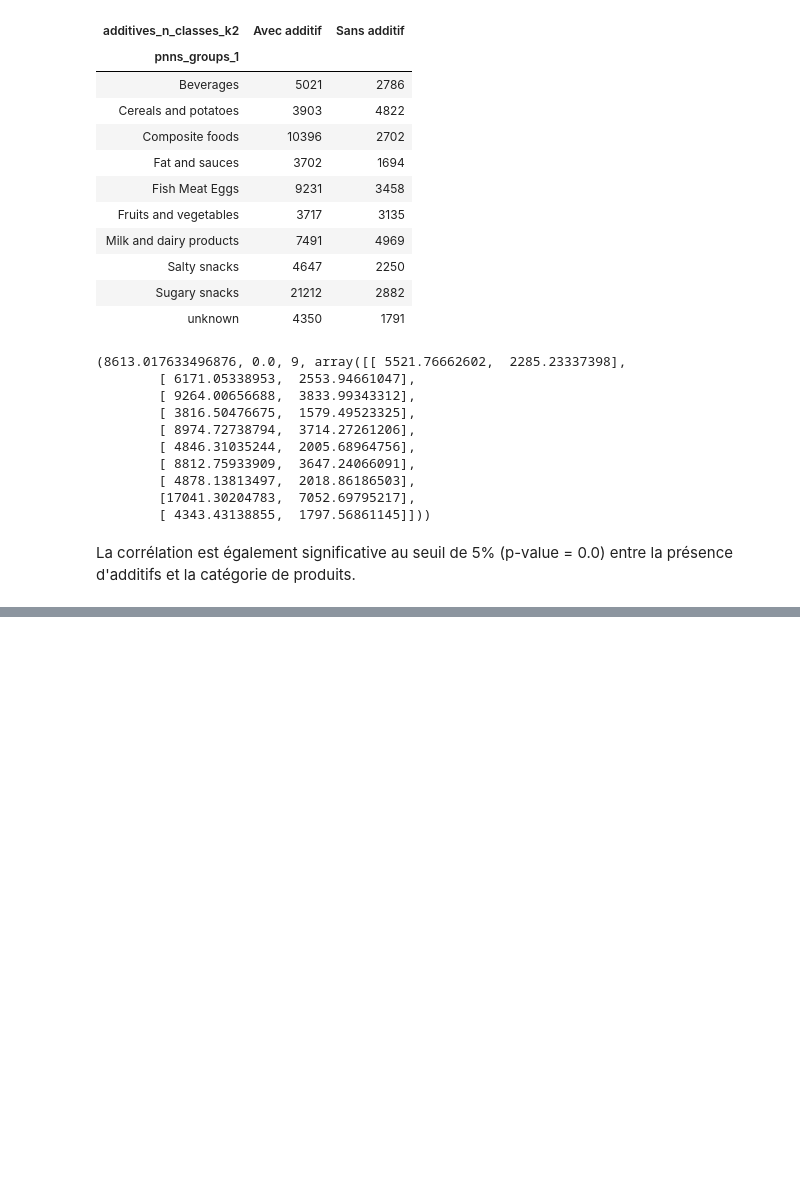
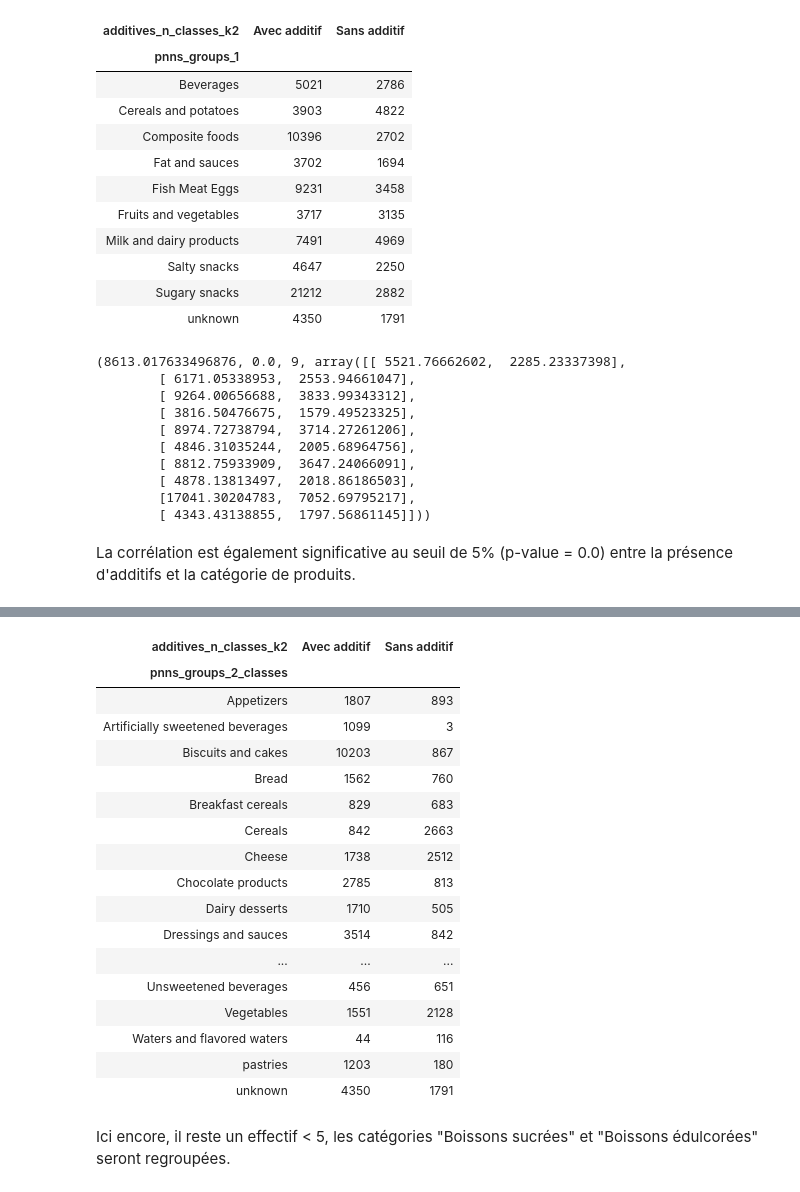
Before and after one commit to sebastienbourgeois/oc-p3-conception-application-sante-publique, a Jupyter notebook: PSante_02_notebookexploration.ipynb, the cells around one changed output, grey strips where cells are left out. Saved outputs shown, nothing was run; the diff lists cells and outputs as text; code cells hidden in the pictures; blank space fills up the shorter version.

```diff
--- a/PSante_02_notebookexploration.ipynb
+++ b/PSante_02_notebookexploration.ipynb
@@ -1144,0 +1196,4 @@ La corrélation est également significative au seuil de 5% (p-value = 0.0) entr
+# %%
+open_food_facts_df['pnns_groups_2_classes'] = open_food_facts_df['pnns_groups_2']
+open_food_facts_df.loc[open_food_facts_df['pnns_groups_2'] == 'Alcoholic beverages',
+                       'pnns_groups_2_classes'] = 'Unsweetened beverages'
@@ -1144,0 +1207,30 @@ La corrélation est également significative au seuil de 5% (p-value = 0.0) entr
+# %%
+X = 'pnns_groups_2_classes'
+Y = 'additives_n_classes_k2'
+
+tableau_contingence = open_food_facts_df[[X, Y]].pivot_table(index=X,
+                                                             columns=Y,
+                                                             aggfunc=len)
+
+tableau_contingence
+# %% [output]
+| additives_n_classes_k2 | Avec additif | Sans additif |
+| pnns_groups_2_classes |  |  |
+| Appetizers | 1807 | 893 |
+| Artificially sweetened beverages | 1099 | 3 |
+| Biscuits and cakes | 10203 | 867 |
+| Bread | 1562 | 760 |
+| Breakfast cereals | 829 | 683 |
+| Cereals | 842 | 2663 |
+| Cheese | 1738 | 2512 |
+| Chocolate products | 2785 | 813 |
+| Dairy desserts | 1710 | 505 |
+| Dressings and sauces | 3514 | 842 |
+| ... | ... | ... |
+| Unsweetened beverages | 456 | 651 |
+| Vegetables | 1551 | 2128 |
+| Waters and flavored waters | 44 | 116 |
+| pastries | 1203 | 180 |
+| unknown | 4350 | 1791 |
+# %% [markdown]
+Ici encore, il reste un effectif < 5, les catégories "Boissons sucrées" et "Boissons édulcorées" seront regroupées.
```
Also changed, not shown: parts of 15 cells of this notebook.
